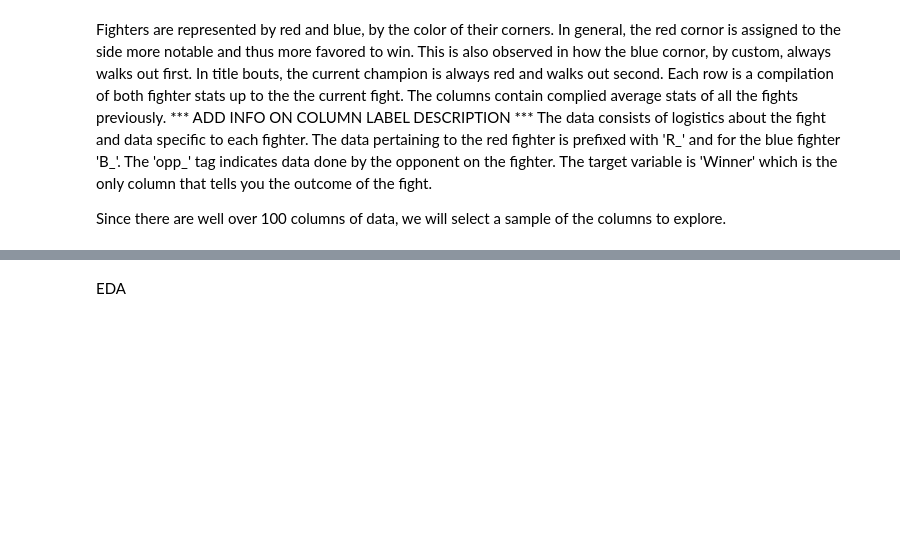
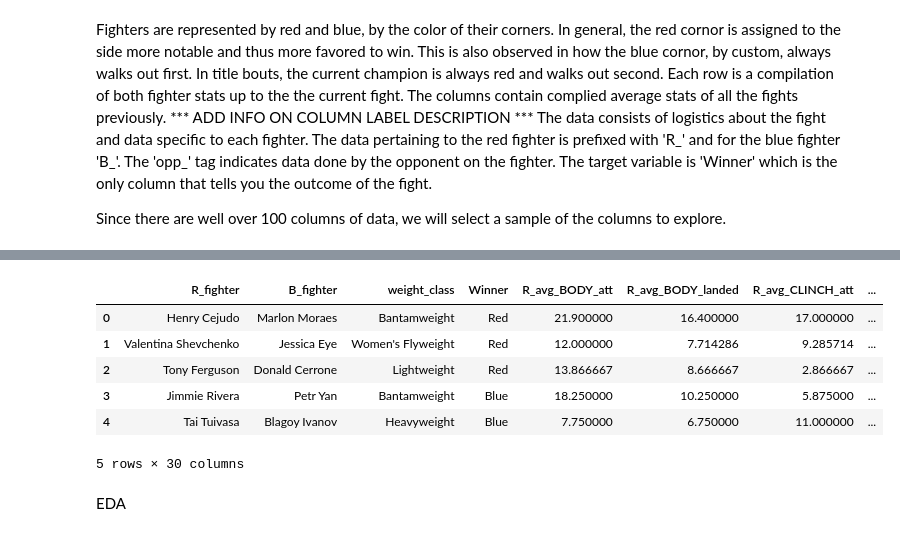
Before and after one commit to skonkalmatt/320_final_tutorial, a Jupyter notebook: fp.ipynb, the cells around one changed output, grey strips where cells are left out. Drawn from its saved outputs; the diff is of its cells as text; code cells hidden in the pictures; blank space fills up the shorter version.

```diff
--- a/fp.ipynb
+++ b/fp.ipynb
@@ -41,2 +99,13 @@ Since there are well over 100 columns of data, we will select a sample of the co
+# %%
+striking_df = data[['R_fighter','B_fighter','weight_class','Winner','R_avg_BODY_att','R_avg_BODY_landed','R_avg_CLINCH_att','R_avg_CLINCH_landed','R_avg_DISTANCE_att','R_avg_DISTANCE_landed','R_avg_GROUND_att','R_avg_GROUND_landed','R_avg_HEAD_att','R_avg_HEAD_landed','R_avg_LEG_att','R_avg_LEG_landed','R_avg_KD','B_avg_BODY_att','B_avg_BODY_landed','B_avg_CLINCH_att','B_avg_CLINCH_landed','B_avg_DISTANCE_att','B_avg_DISTANCE_landed','B_avg_GROUND_att','B_avg_GROUND_landed','B_avg_HEAD_att','B_avg_HEAD_landed','B_avg_LEG_att','B_avg_LEG_landed','B_avg_KD']]
+striking_df.head()
+# %% [output]
+|  | R_fighter | B_fighter | weight_class | Winner | R_avg_BODY_att | R_avg_BODY_landed | R_avg_CLINCH_att | ... |
+| 0 | Henry Cejudo | Marlon Moraes | Bantamweight | Red | 21.900000 | 16.400000 | 17.000000 | ... |
+| 1 | Valentina Shevchenko | Jessica Eye | Women's Flyweight | Red | 12.000000 | 7.714286 | 9.285714 | ... |
+| 2 | Tony Ferguson | Donald Cerrone | Lightweight | Red | 13.866667 | 8.666667 | 2.866667 | ... |
+| 3 | Jimmie Rivera | Petr Yan | Bantamweight | Blue | 18.250000 | 10.250000 | 5.875000 | ... |
+| 4 | Tai Tuivasa | Blagoy Ivanov | Heavyweight | Blue | 7.750000 | 6.750000 | 11.000000 | ... |
+5 rows × 30 columns
 # %% [markdown]
 EDA
```
Also changed, not shown: parts of 8 cells of this notebook.
